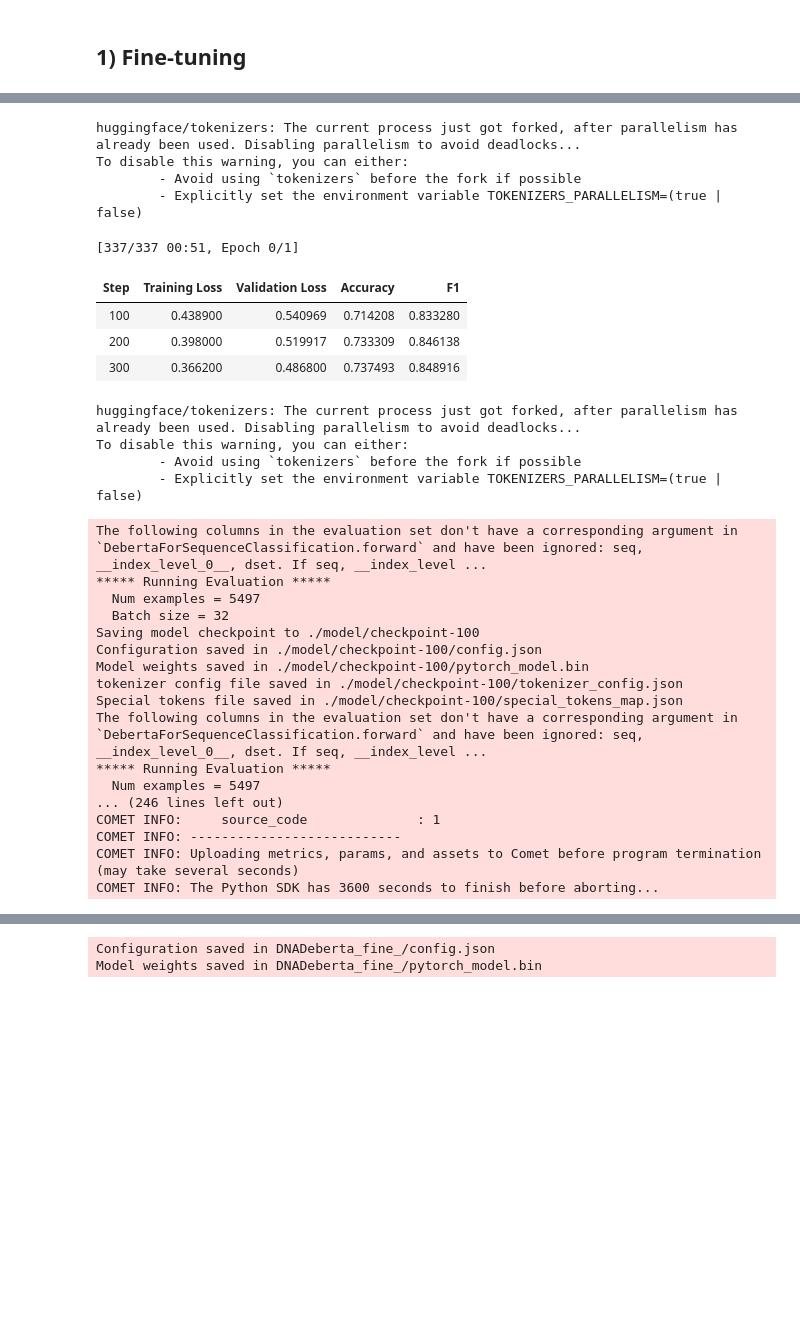
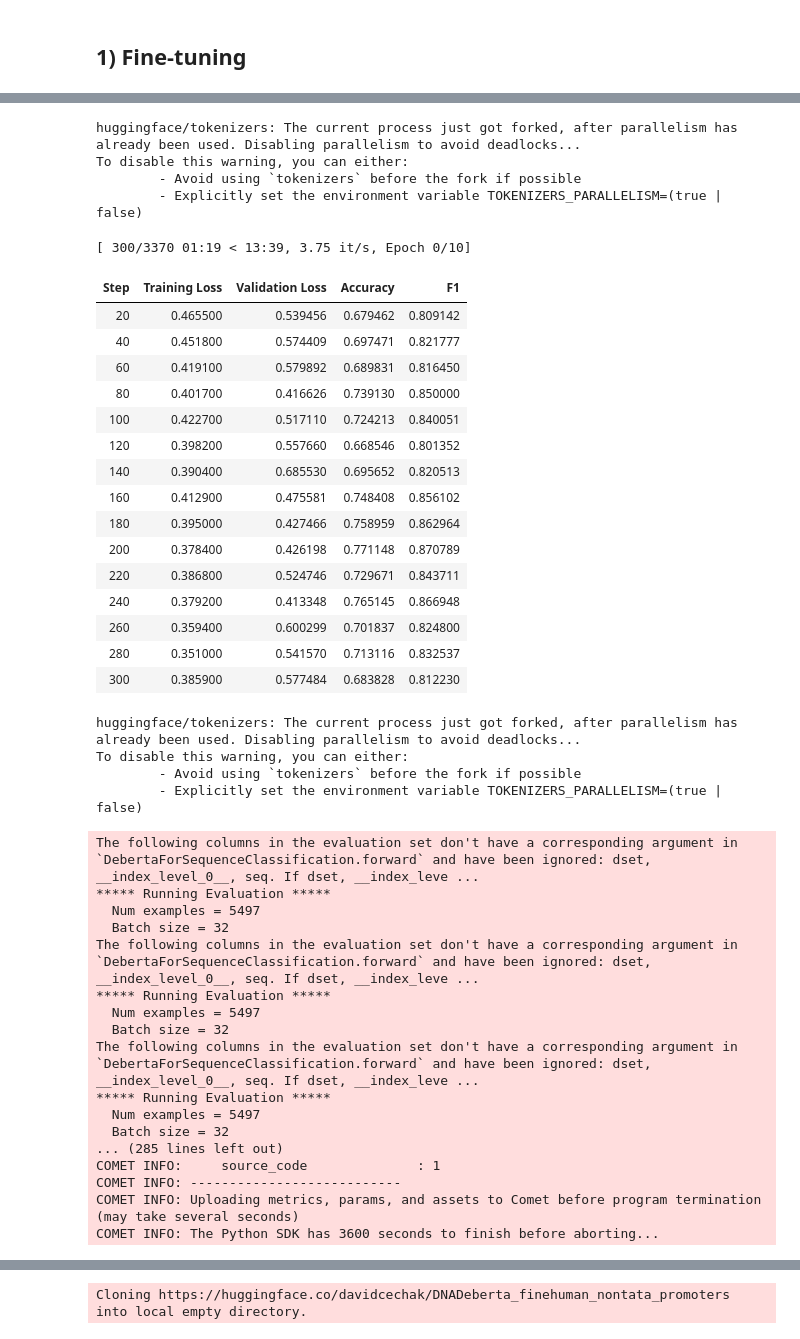
Before and after one commit to ML-Bioinfo-CEITEC/DNA-pretraining, a Jupyter notebook: Fine_tuning.ipynb, the cells around one changed output, grey strips where cells are left out. Saved outputs shown, nothing was run; the diff lists cells and outputs as text; code cells hidden in the pictures; blank space fills up the shorter version.

```diff
--- a/Fine_tuning.ipynb
+++ b/Fine_tuning.ipynb
@@ -30,4 +30,6 @@ COMET INFO: Comet API key saved in /home/jovyan/.comet.config
 from genomic_benchmarks.data_check import list_datasets
 
 # config
-dataset_index = 1
+epochs = 10
+model_name = "DNADeberta_fine"
+dataset_name = "human_nontata_promoters"
@@ -40,3 +35,0 @@ print(genomic_datasets)
-# %%
-dataset_name = genomic_datasets[dataset_index]
-print(dataset_name)
@@ -202,15 +132,16 @@ training_args = TrainingArguments(
     output_dir='./model',          # output directory to where save model checkpoint
     evaluation_strategy="steps",    # evaluate each `logging_steps` steps
     overwrite_output_dir=True,
-    num_train_epochs=1,            # number of training epochs, feel free to tweak
+    num_train_epochs=epochs,            # number of training epochs, feel free to tweak
     per_device_train_batch_size=32, # the training batch size, put it as high as your GPU memory fits
     gradient_accumulation_steps=2,  # accumulating the gradients before updating the weights
     per_device_eval_batch_size=32,  # evaluation batch size
-    logging_steps=100,             # evaluate, log and save model checkpoints every 1000 step
-    save_steps=100,
+    logging_steps=20,             # evaluate, log and save model checkpoints every 1000 step
+    save_steps=200,
     fp16=True,
     load_best_model_at_end=True,  # whether to load the best model (in terms of loss) at the end of training
     save_total_limit=3,           # whether you don't have much space so you let only 5 model weights saved in the disk
+# There was an error with some recursion call for push_to_hub == True
     push_to_hub=False,
     # hub_model_id="DNADeberta_fine",
     # hub_strategy="every_save"
@@ -230,14 +161,10 @@ trainer = Trainer(
     eval_dataset=dds['validation'],
     tokenizer=tokenizer,
     compute_metrics=compute_metrics,
+#     early_stopping_patience - considers evaluation calls (for us, steps at the moment)
+    callbacks=[EarlyStoppingCallback(early_stopping_patience = 5, early_stopping_threshold = 0.02)],
 )
 
 trainer.train()
-
-# rnd = str(random.random())
-# model.push_to_hub("DNADeberta_fine_" + rnd)
-model.push_to_hub("DNADeberta_fine_")
-
-# model_predictions = model(model_inputs)
-# final_score = metric.compute(predictions=model_predictions, references=gold_references)
+model.push_to_hub(model_name + dataset_name)
 # %% [output]
@@ -260,31 +187,43 @@ COMET INFO: Experiment is live on comet.ml https://www.comet.ml/davidcechak/dna-
 
 Automatic Comet.ml online logging enabled
 huggingface/tokenizers: The current process just got forked, after parallelism has already been used. Disabling parallelism to avoid deadlocks...
 To disable this warning, you can either:
         - Avoid using `tokenizers` before the fork if possible
         - Explicitly set the environment variable TOKENIZERS_PARALLELISM=(true | false)
-[337/337 00:51, Epoch 0/1]
+[ 300/3370 01:19 < 13:39, 3.75 it/s, Epoch 0/10]
 | Step | Training Loss | Validation Loss | Accuracy | F1 |
-| 100 | 0.438900 | 0.540969 | 0.714208 | 0.833280 |
-| 200 | 0.398000 | 0.519917 | 0.733309 | 0.846138 |
-| 300 | 0.366200 | 0.486800 | 0.737493 | 0.848916 |
+| 20 | 0.465500 | 0.539456 | 0.679462 | 0.809142 |
+| 40 | 0.451800 | 0.574409 | 0.697471 | 0.821777 |
+| 60 | 0.419100 | 0.579892 | 0.689831 | 0.816450 |
+| 80 | 0.401700 | 0.416626 | 0.739130 | 0.850000 |
+| 100 | 0.422700 | 0.517110 | 0.724213 | 0.840051 |
+| 120 | 0.398200 | 0.557660 | 0.668546 | 0.801352 |
+| 140 | 0.390400 | 0.685530 | 0.695652 | 0.820513 |
+| 160 | 0.412900 | 0.475581 | 0.748408 | 0.856102 |
+| 180 | 0.395000 | 0.427466 | 0.758959 | 0.862964 |
+| 200 | 0.378400 | 0.426198 | 0.771148 | 0.870789 |
+| 220 | 0.386800 | 0.524746 | 0.729671 | 0.843711 |
+| 240 | 0.379200 | 0.413348 | 0.765145 | 0.866948 |
+| 260 | 0.359400 | 0.600299 | 0.701837 | 0.824800 |
+| 280 | 0.351000 | 0.541570 | 0.713116 | 0.832537 |
+| 300 | 0.385900 | 0.577484 | 0.683828 | 0.812230 |
 huggingface/tokenizers: The current process just got forked, after parallelism has already been used. Disabling parallelism to avoid deadlocks...
 To disable this warning, you can either:
         - Avoid using `tokenizers` before the fork if possible
         - Explicitly set the environment variable TOKENIZERS_PARALLELISM=(true | false)
-The following columns in the evaluation set don't have a corresponding argument in `DebertaForSequenceClassification.forward` and have been ignored: seq, __index_level_0__, dset. If seq, __index_level ...
+The following columns in the evaluation set don't have a corresponding argument in `DebertaForSequenceClassification.forward` and have been ignored: dset, __index_level_0__, seq. If dset, __index_leve ...
 ***** Running Evaluation *****
   Num examples = 5497
   Batch size = 32
-Saving model checkpoint to ./model/checkpoint-100
-Configuration saved in ./model/checkpoint-100/config.json
-Model weights saved in ./model/checkpoint-100/pytorch_model.bin
-tokenizer config file saved in ./model/checkpoint-100/tokenizer_config.json
-Special tokens file saved in ./model/checkpoint-100/special_tokens_map.json
-The following columns in the evaluation set don't have a corresponding argument in `DebertaForSequenceClassification.forward` and have been ignored: seq, __index_level_0__, dset. If seq, __index_level ...
+The following columns in the evaluation set don't have a corresponding argument in `DebertaForSequenceClassification.forward` and have been ignored: dset, __index_level_0__, seq. If dset, __index_leve ...
 ***** Running Evaluation *****
   Num examples = 5497
-... (246 lines left out)
+  Batch size = 32
+The following columns in the evaluation set don't have a corresponding argument in `DebertaForSequenceClassification.forward` and have been ignored: dset, __index_level_0__, seq. If dset, __index_leve ...
+***** Running Evaluation *****
+  Num examples = 5497
+  Batch size = 32
+... (285 lines left out)
 COMET INFO:     source_code              : 1
 COMET INFO: ---------------------------
 COMET INFO: Uploading metrics, params, and assets to Comet before program termination (may take several seconds)
@@ -309,5 +239,4 @@ To disable this warning, you can either:
-Configuration saved in DNADeberta_fine_/config.json
-Model weights saved in DNADeberta_fine_/pytorch_model.bin
+Cloning https://huggingface.co/davidcechak/DNADeberta_finehuman_nontata_promoters into local empty directory.
 huggingface/tokenizers: The current process just got forked, after parallelism has already been used. Disabling parallelism to avoid deadlocks...
 To disable this warning, you can either:
         - Avoid using `tokenizers` before the fork if possible
```
Also changed, not shown: parts of 23 cells of this notebook, 3 other files.
